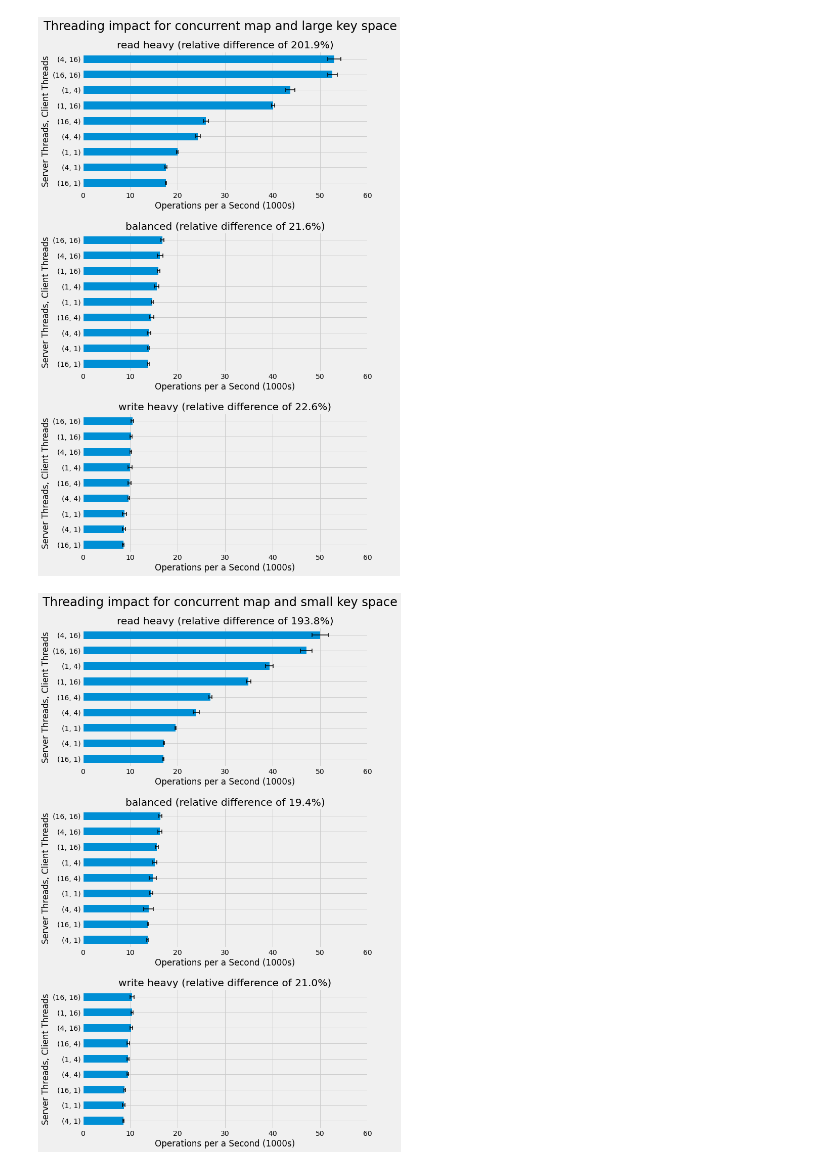
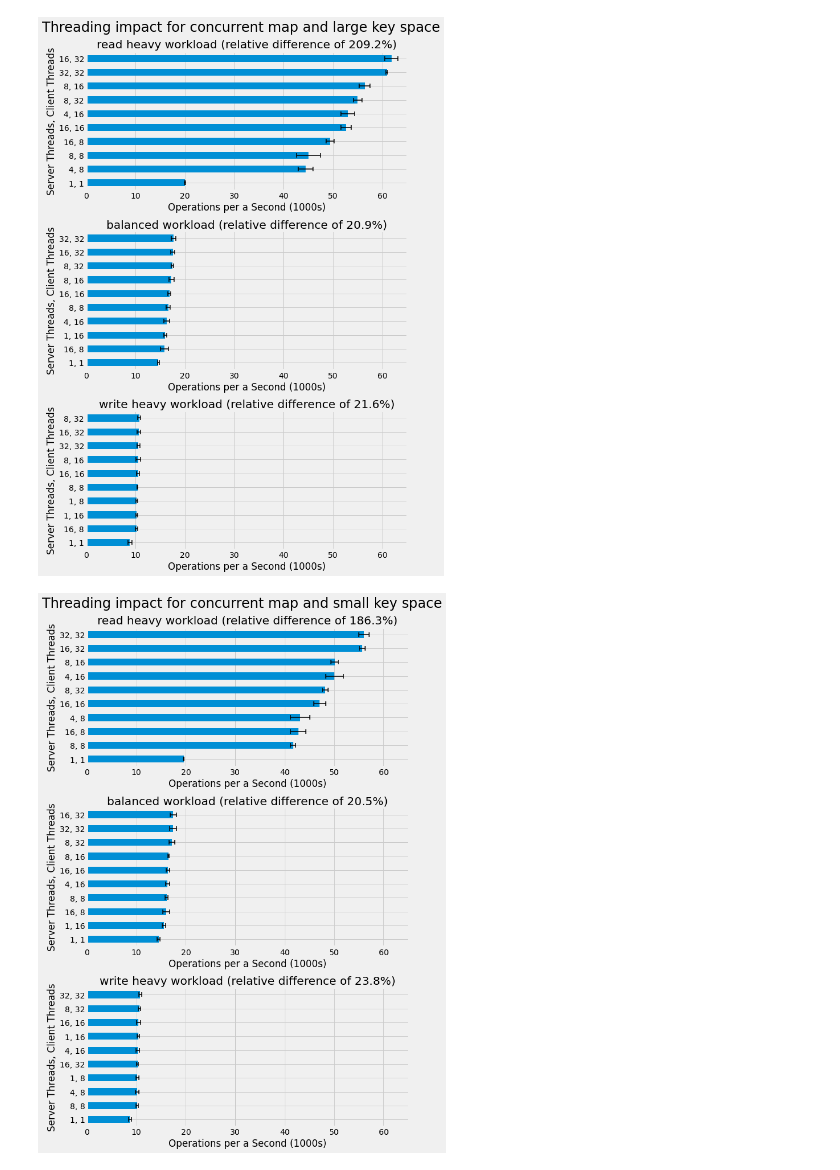
Before and after one commit to DBFromZero/dbf0java, a Jupyter notebook: analysis/benchmark_mem_key_value.ipynb, the cells around one changed output. Drawn from its saved outputs; the diff is of its cells as text; code cells hidden in the pictures.

Commit message:
updated mem_key_value results and analysis

```diff
--- a/analysis/benchmark_mem_key_value.ipynb
+++ b/analysis/benchmark_mem_key_value.ipynb
@@ -47,6 +87,7 @@ results.head().T
 # %%
+# compute the highest performing thread configuration for each set of parameter
 def agg(df):
-    agg_ops = df.groupby(['server_threads', 'client_threads'])['ops'].describe()
+    agg_ops = df.set_index(['server_threads', 'client_threads'])
     idxmax = agg_ops['50%'].idxmax()
     opsmax = agg_ops.T[idxmax]
     s,c = idxmax
@@ -56,9 +97,7 @@ def agg(df):
     return pd.Series({'server_threads':s, 'client_threads':c, 'ops': opsmax})
     return median_ops
 
-x = results.copy()
-x['ops'] /= duration_seconds
-x['ops'] /= 1000
+x = norm_agg_ops
 x = x.groupby(['workload', 'map_type', 'keyspace']).apply(agg).sort_values('50%', ascending=True)
 iq = x[['25%', '75%']].copy()
 iq['25%'] = x['50%'] - iq['25%']
@@ -97,11 +136,16 @@ display(x[['server_threads', 'client_threads', 'count', 'min', '25%', '50%', '75
 # %%
 def analyze_thread_performance(ax, workload, map_type, keyspace):
-    x = results.copy()
-    x['ops'] /= duration_seconds
-    x['ops'] /= 1000
+    x = norm_agg_ops
     x = x[(x['workload'] == workload) & (x['map_type'] == map_type) & (x['keyspace'] == keyspace)]
-    x = x.groupby(['server_threads', 'client_threads'])['ops'].describe()
+    x = x.set_index(['server_threads', 'client_threads'])
     x = x.sort_values('50%')
+
+    top_index = list(x.index[-10::])
+    if (1,1) not in top_index:
+        del top_index[0]
+        top_index.insert(0, (1,1))
+    x = x[x.index.isin(top_index)]
+
     iq = x[['25%', '75%']].copy()
     iq['25%'] = x['50%'] - iq['25%']
     iq['75%'] -= x['50%']
@@ -110,26 +154,30 @@ def analyze_thread_performance(ax, workload, map_type, keyspace):
     plt.ylabel('Server Threads, Client Threads')
     plt.xlabel('Operations per a Second (1000s)')
     ax.get_legend().remove()
+    ax.set_yticklabels(map(lambda i: ', '.join(map(str, i)), x.index))
+
+    m = x['50%']
+    rel_diff = (m.max() - m.min()) / m.min()
+    ax.set_title(f'{workload} workload (relative difference of {rel_diff*100:.1f}%)')
+
     return x
 
-def analyze_workload_thread_performance(map_type, keyspace, x_max):
-    fig = plt.figure(figsize=(9,17))
+def analyze_workload_thread_performance(map_type, keyspace, x_max=65):
+    fig = plt.figure(figsize=(9,15))
     fig.subplots_adjust(hspace=0.3)
     fig.suptitle(f'Threading impact for {map_type} map and {keyspace} key space', y=0.93, size=24)
     for i,workload in enumerate(['read heavy', 'balanced', 'write heavy']):
         ax = plt.subplot(3, 1, i+1)
         ax.set_xlim(0, x_max)
-        x = analyze_thread_performance(ax, workload, map_type, keyspace)
-        m = x['50%']
-        rel_diff = (m.max() - m.min()) / m.min()
-        ax.set_title(f'{workload} (relative difference of {rel_diff*100:.1f}%)')
+        analyze_thread_performance(ax, workload, map_type, keyspace)
+
     plt.savefig(figdir + f'/threading_{map_type}_{keyspace}.png', bbox_inches='tight')
 # %%
-analyze_workload_thread_performance('concurrent', 'large', 60)
+analyze_workload_thread_performance('concurrent', 'large')
 # %% [output]
-[figure, old version]
+[figure, new version]
 # %%
-analyze_workload_thread_performance('concurrent', 'small', 60)
+analyze_workload_thread_performance('concurrent', 'small')
 # %% [output]
-[figure, old version]
+[figure, new version]
 # %%
```
Also changed, not shown: parts of 6 cells of this notebook, 1 other file.
